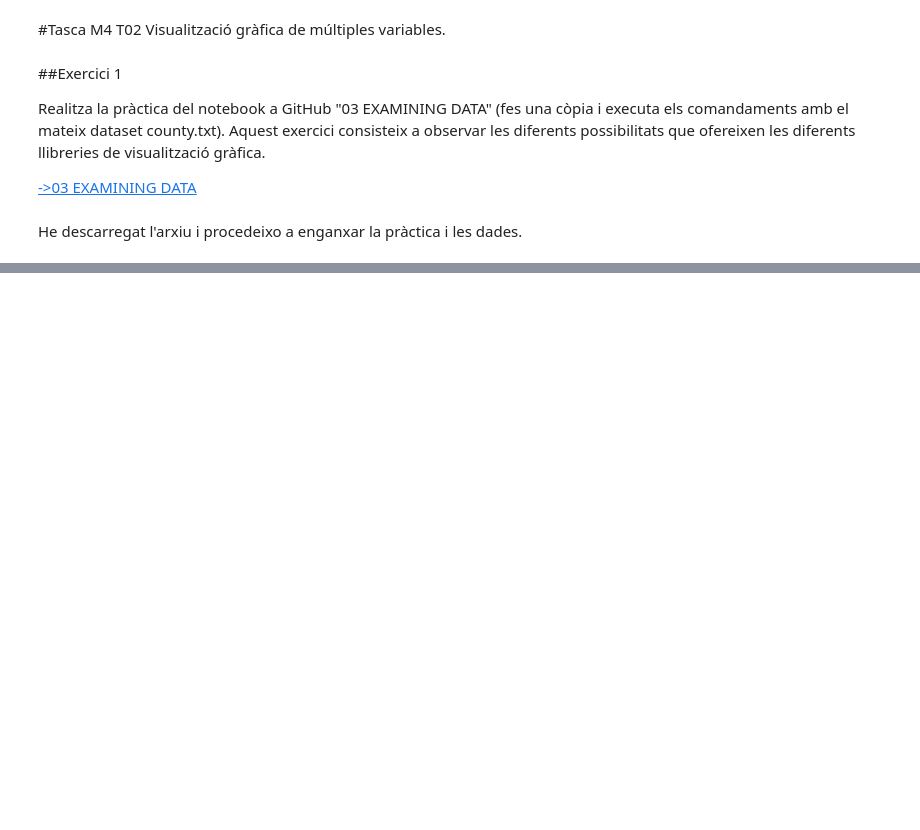
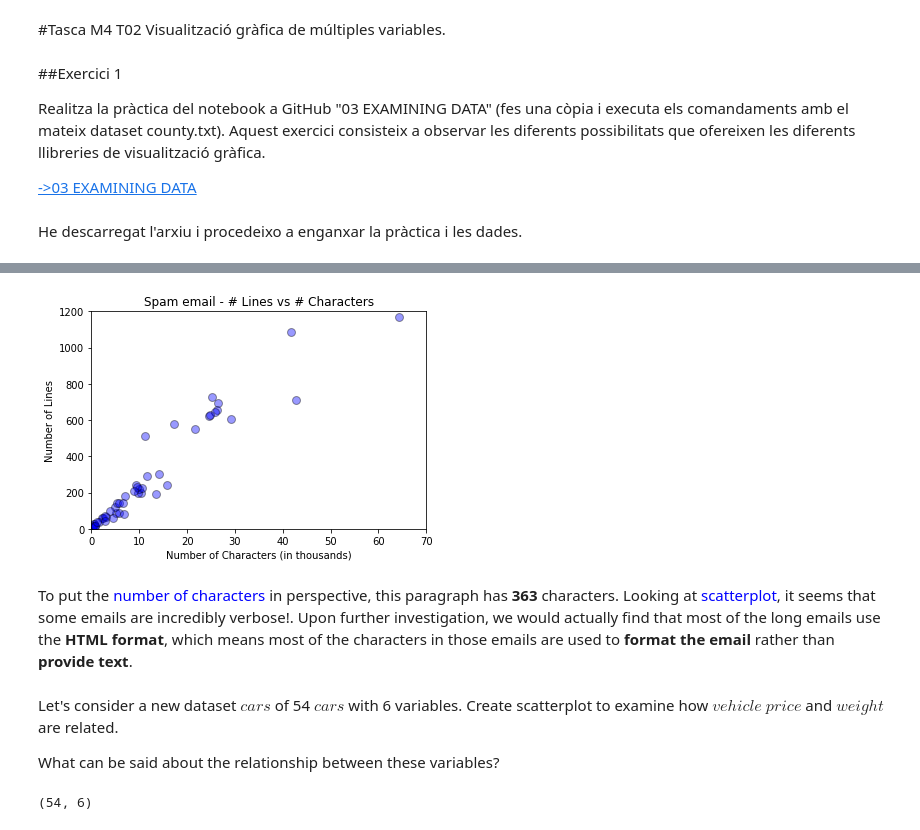
Before and after one commit to davifebdn/Tasca-M4-T02, a Jupyter notebook: Tasca_M4_T02.ipynb, the cells around one changed output, grey strips where cells are left out. Drawn from its saved outputs; the diff is of its cells as text; code cells hidden in the pictures; blank space fills up the shorter version.

```diff
--- a/Tasca_M4_T02.ipynb
+++ b/Tasca_M4_T02.ipynb
@@ -13,0 +140,19 @@ He descarregat l'arxiu i procedeixo a enganxar la pràctica i les dades.
+# %%
+# Create data
+x = dbe.num_char
+y = dbe.line_breaks
+
+colors = "Blue"
+area = np.pi*20
+plt.axis([0, 70, 0, 1200])
+
+# Plot
+plt.scatter(x, y, s=area, c=colors, alpha=0.4, edgecolors='black')
+plt.title('Spam email - # Lines vs # Characters')
+plt.ylabel('Number of Lines')
+plt.xlabel('Number of Characters (in thousands)')
+plt.show()
+# %% [output]
+[figure, added]
+# %% [markdown]
+To put the <span style=color:blue>number of characters</span> in perspective, this paragraph has <b>363</b> characters. Looking at <span style=color:blue>scatterplot</span>, it seems that some emails are incredibly verbose!. Upon further investigation, we would actually find that most of the long emails use the <b>HTML format</b>, which means most of the characters in those emails are used to <b>format the email</b> rather than <b>provide text</b>.
@@ -13,0 +162,8 @@ He descarregat l'arxiu i procedeixo a enganxar la pràctica i les dades.
+# %% [markdown]
+Let's consider a new dataset $cars$ of 54 $cars$ with 6 variables. Create scatterplot to examine how $vehicle$ $price$ and $weight$ are related.
+
+What can be said about the relationship between these variables?
+# %%
+dbcars.shape
+# %% [output]
+(54, 6)
```
Also changed, not shown: parts of 142 cells of this notebook.
